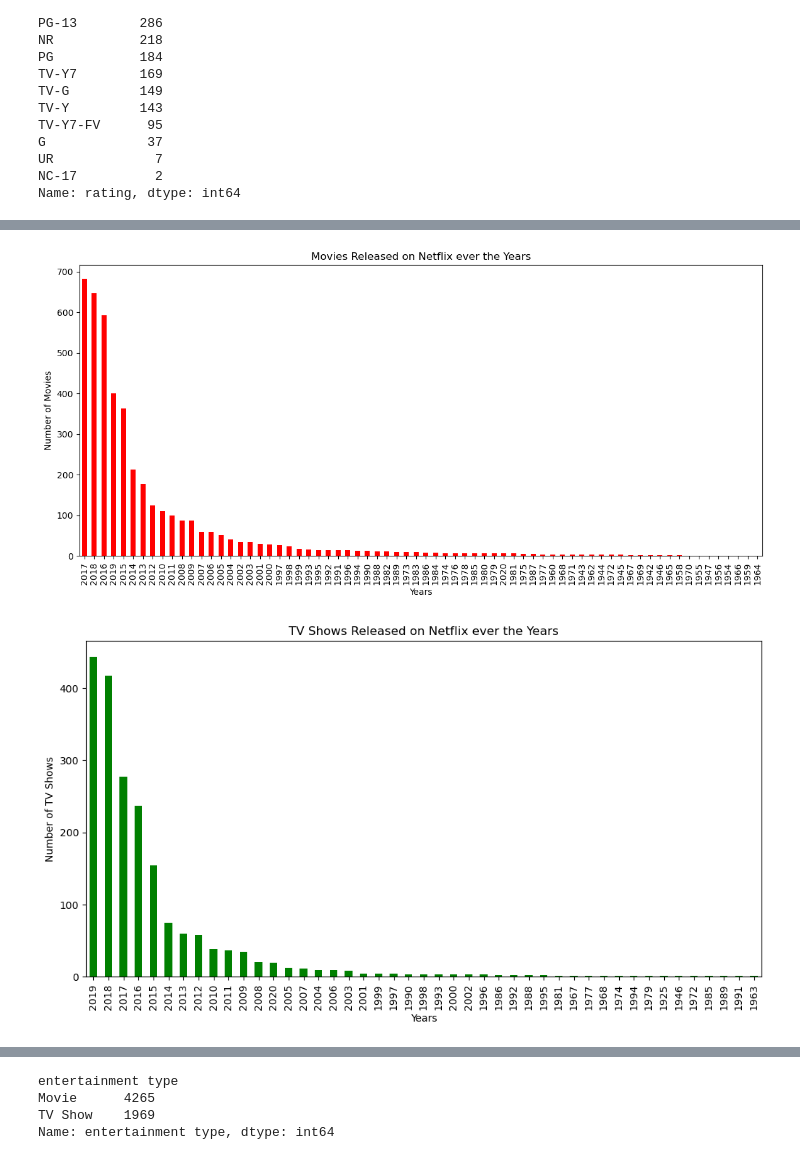
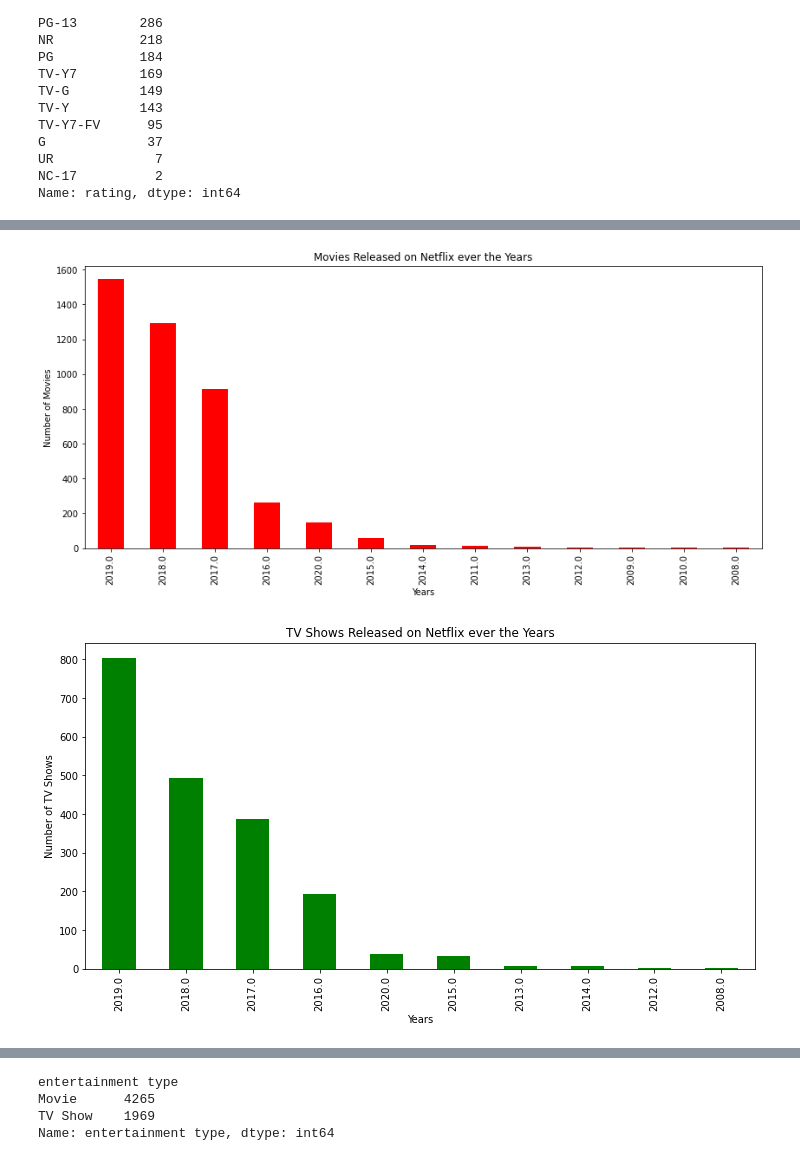
Before and after one commit to guptga/NetFlix-Movies-and-TV-Shows-Analysis, a Jupyter notebook: Netflix Data Analysis .ipynb, the cells around one changed output, grey strips where cells are left out. Drawn from its saved outputs; the diff is of its cells as text; code cells hidden in the pictures.

```diff
--- a/Netflix Data Analysis .ipynb
+++ b/Netflix Data Analysis .ipynb
@@ -195,23 +174,23 @@ sns.barplot(data=netflix_data_df, x="release_year", y="entertainment type", hue=
 # %%
-
+# creating bar graph to show how many movies were released over the years on netflix
 plt.figure(figsize=(14,6))
-netflix_data_df[netflix_data_df["entertainment type"]=="Movie"]["release_year"].value_counts().plot(kind="bar",color="Red")
+netflix_data_df[netflix_data_df["entertainment type"]=="Movie"]["year_added"].value_counts().plot(kind="bar",color="Red")
 plt.title("Movies Released on Netflix ever the Years")
 plt.xlabel("Years")
 plt.ylabel("Number of Movies")
-
 plt.show()
 # %% [output]
-[figure, old version]
+[figure, new version]
 # %%
+# creating bar graph to show how many TV shows were released over the years on netflix
 plt.figure(figsize=(12,6))
-netflix_data_df[netflix_data_df["entertainment type"]=="TV Show"]["release_year"].value_counts().plot(kind="bar",color="Green")
+netflix_data_df[netflix_data_df["entertainment type"]=="TV Show"]["year_added"].value_counts().plot(kind="bar",color="Green")
 plt.title("TV Shows Released on Netflix ever the Years")
 plt.xlabel("Years")
 plt.ylabel("Number of TV Shows")
 plt.show()
 # %% [output]
-[figure, old version]
+[figure, new version]
 # %%
 netflix_data_df.isnull().sum()
 # %% [output]
```
Also changed, not shown: parts of 37 cells of this notebook.
